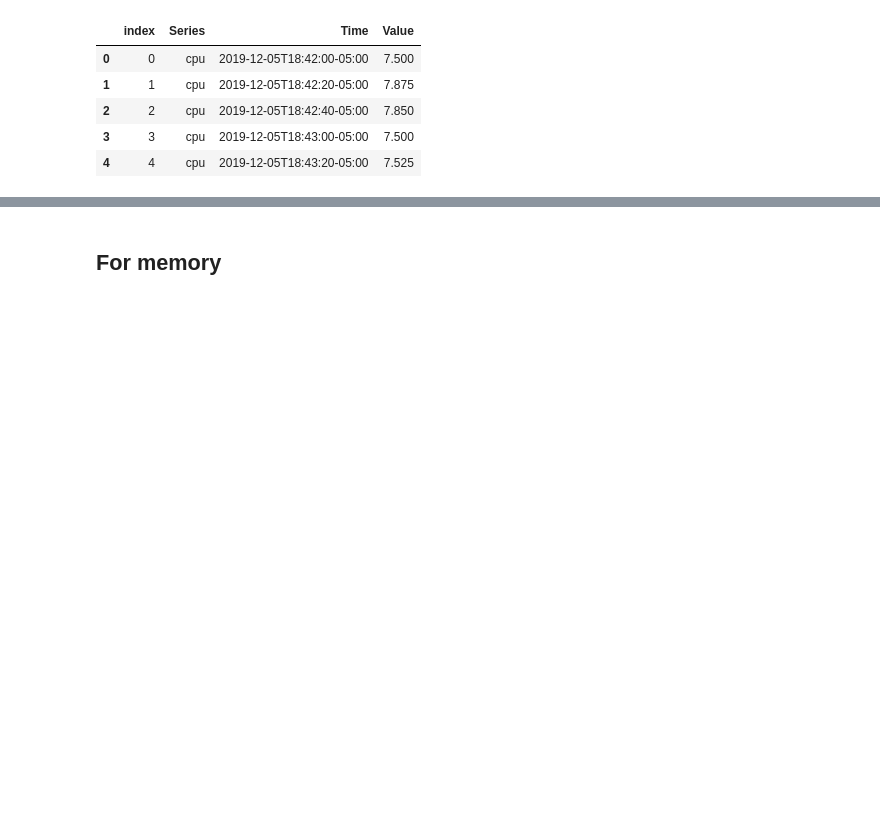
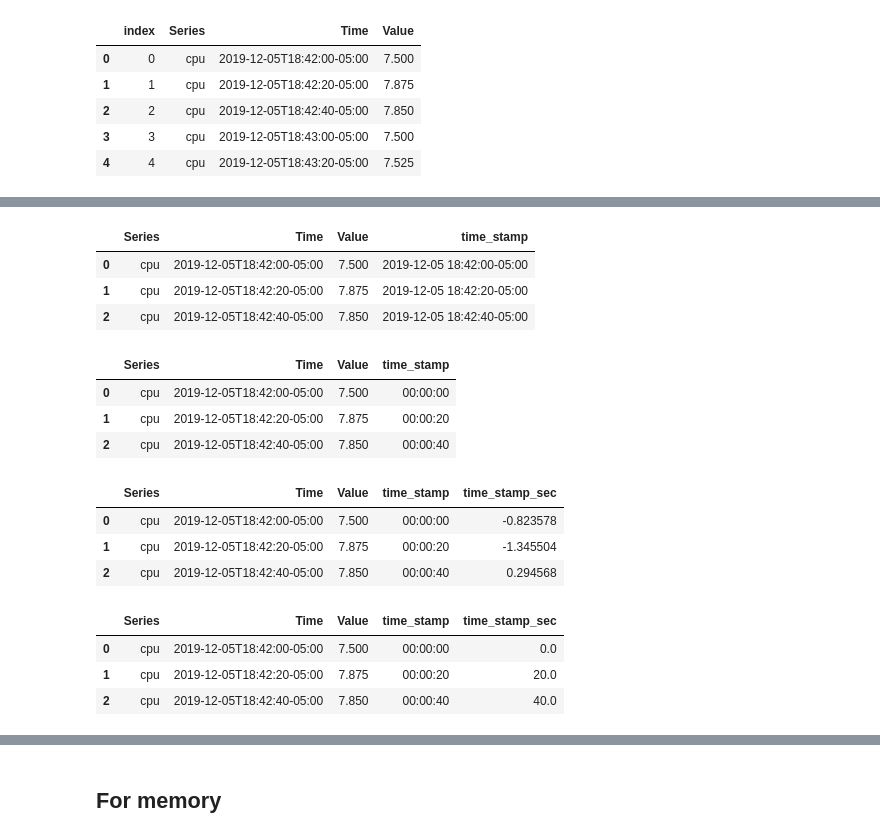
Before and after one commit to lucaspar/bingo, a Jupyter notebook: vis/result_vis.ipynb, the cells around one changed output, grey strips where cells are left out. Drawn from its saved outputs; the diff is of its cells as text; code cells hidden in the pictures; blank space fills up the shorter version.

```diff
--- a/vis/result_vis.ipynb
+++ b/vis/result_vis.ipynb
@@ -47,0 +56,26 @@ cpu_pd.drop(columns=['Series']).head(3)
+# %%
+cpu_pd.head(3)
+# %% [output]
+|  | Series | Time | Value | time_stamp |
+| 0 | cpu | 2019-12-05T18:42:00-05:00 | 7.500 | 2019-12-05 18:42:00-05:00 |
+| 1 | cpu | 2019-12-05T18:42:20-05:00 | 7.875 | 2019-12-05 18:42:20-05:00 |
+| 2 | cpu | 2019-12-05T18:42:40-05:00 | 7.850 | 2019-12-05 18:42:40-05:00 |
+# %%
+cp_of_pd = cpu_pd
+cp_of_pd['time_stamp'] = cp_of_pd['time_stamp'].sub(cp_of_pd['time_stamp'][0], axis=0)
+# %%
+cp_of_pd.head(3)
+# %% [output]
+|  | Series | Time | Value | time_stamp |
+| 0 | cpu | 2019-12-05T18:42:00-05:00 | 7.500 | 00:00:00 |
+| 1 | cpu | 2019-12-05T18:42:20-05:00 | 7.875 | 00:00:20 |
+| 2 | cpu | 2019-12-05T18:42:40-05:00 | 7.850 | 00:00:40 |
+# %%
+cp_of_pd['time_stamp_sec'] = pd.Series(np.random.randn(len(cp_of_pd['Time'])), index = cp_of_pd.index)
+# %%
+cp_of_pd.head(3)
+# %% [output]
+|  | Series | Time | Value | time_stamp | time_stamp_sec |
+| 0 | cpu | 2019-12-05T18:42:00-05:00 | 7.500 | 00:00:00 | -0.823578 |
+| 1 | cpu | 2019-12-05T18:42:20-05:00 | 7.875 | 00:00:20 | -1.345504 |
+| 2 | cpu | 2019-12-05T18:42:40-05:00 | 7.850 | 00:00:40 | 0.294568 |
@@ -47,0 +84,7 @@ cpu_pd.drop(columns=['Series']).head(3)
+# %%
+cp_of_pd.head(3)
+# %% [output]
+|  | Series | Time | Value | time_stamp | time_stamp_sec |
+| 0 | cpu | 2019-12-05T18:42:00-05:00 | 7.500 | 00:00:00 | 0.0 |
+| 1 | cpu | 2019-12-05T18:42:20-05:00 | 7.875 | 00:00:20 | 20.0 |
+| 2 | cpu | 2019-12-05T18:42:40-05:00 | 7.850 | 00:00:40 | 40.0 |
```
Also changed, not shown: parts of 9 cells of this notebook, 2 other files.
